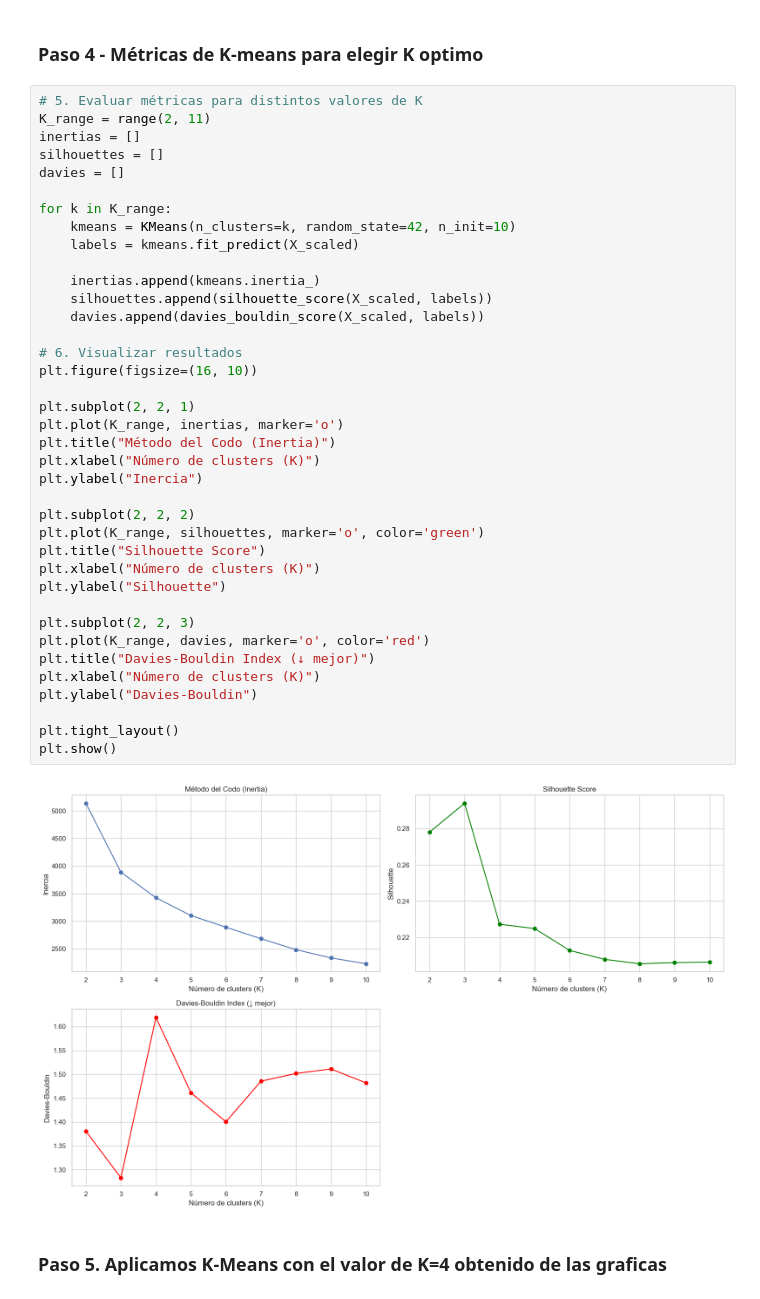
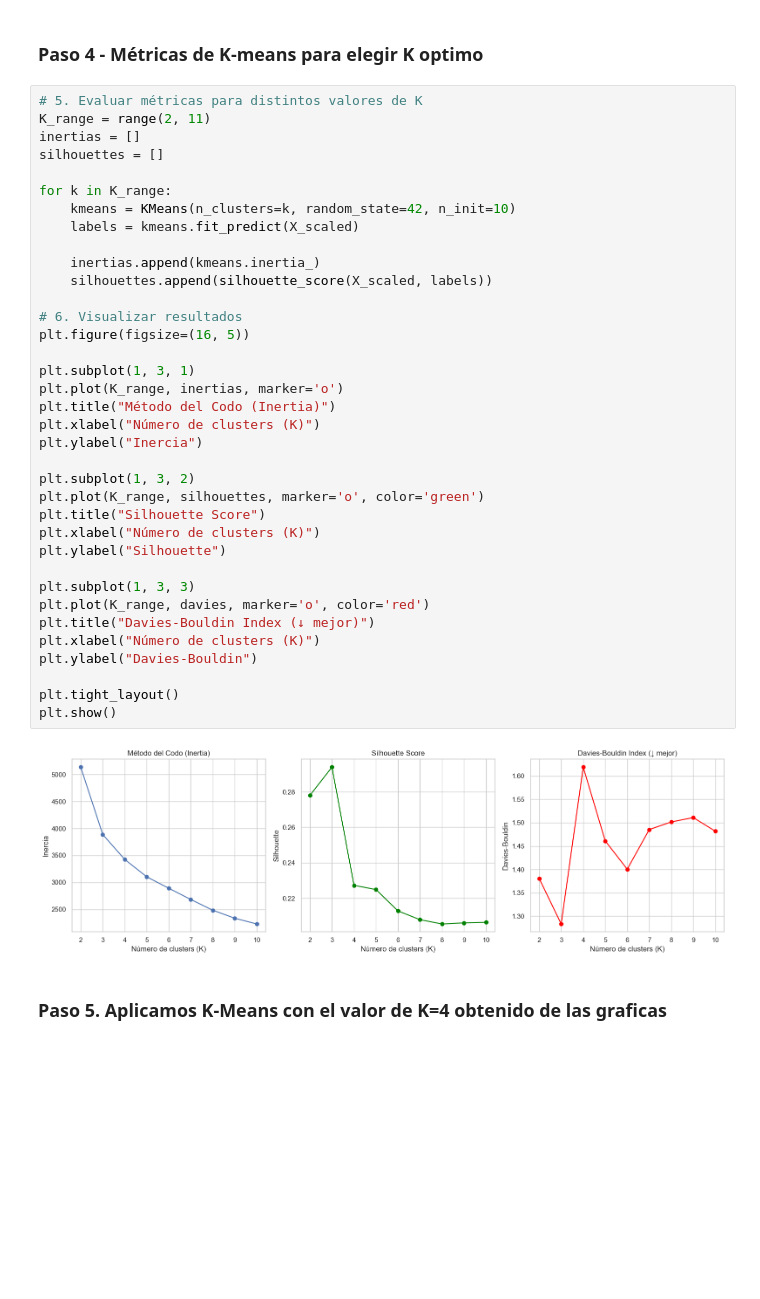
Before and after one commit to carlyg7/TFG, a Jupyter notebook: clustering.ipynb, the cells around one changed output. Cells and saved outputs as stored; diff of their text form; blank space fills up the shorter version.

```diff
--- a/clustering.ipynb
+++ b/clustering.ipynb
@@ -36,41 +40,39 @@ X_scaled = scaler.fit_transform(X)
 K_range = range(2, 11)
 inertias = []
 silhouettes = []
-davies = []
 
 for k in K_range:
     kmeans = KMeans(n_clusters=k, random_state=42, n_init=10)
     labels = kmeans.fit_predict(X_scaled)
 
     inertias.append(kmeans.inertia_)
     silhouettes.append(silhouette_score(X_scaled, labels))
-    davies.append(davies_bouldin_score(X_scaled, labels))
 
 # 6. Visualizar resultados
-plt.figure(figsize=(16, 10))
+plt.figure(figsize=(16, 5))
 
-plt.subplot(2, 2, 1)
+plt.subplot(1, 3, 1)
 plt.plot(K_range, inertias, marker='o')
 plt.title("Método del Codo (Inertia)")
 plt.xlabel("Número de clusters (K)")
 plt.ylabel("Inercia")
 
-plt.subplot(2, 2, 2)
+plt.subplot(1, 3, 2)
 plt.plot(K_range, silhouettes, marker='o', color='green')
 plt.title("Silhouette Score")
 plt.xlabel("Número de clusters (K)")
 plt.ylabel("Silhouette")
 
-plt.subplot(2, 2, 3)
+plt.subplot(1, 3, 3)
 plt.plot(K_range, davies, marker='o', color='red')
 plt.title("Davies-Bouldin Index (↓ mejor)")
 plt.xlabel("Número de clusters (K)")
 plt.ylabel("Davies-Bouldin")
 
 plt.tight_layout()
 plt.show()
 # %% [output]
-[figure, old version]
+[figure, new version]
 # %% [markdown]
 ### Paso 5. Aplicamos K-Means con el valor de K=4 obtenido de las graficas
 # %%
```
Also changed, not shown: parts of 16 cells of this notebook, 15 other files.
